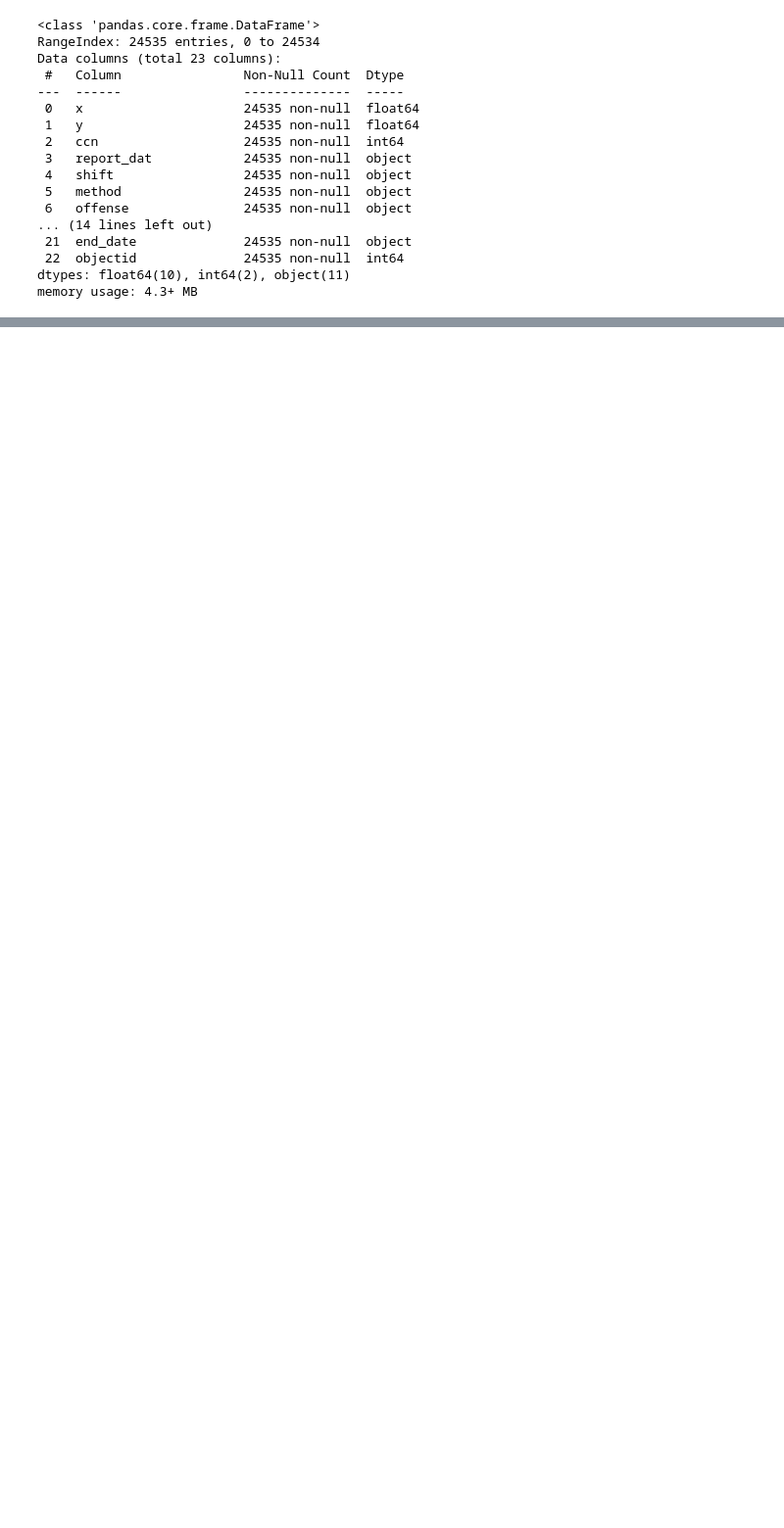
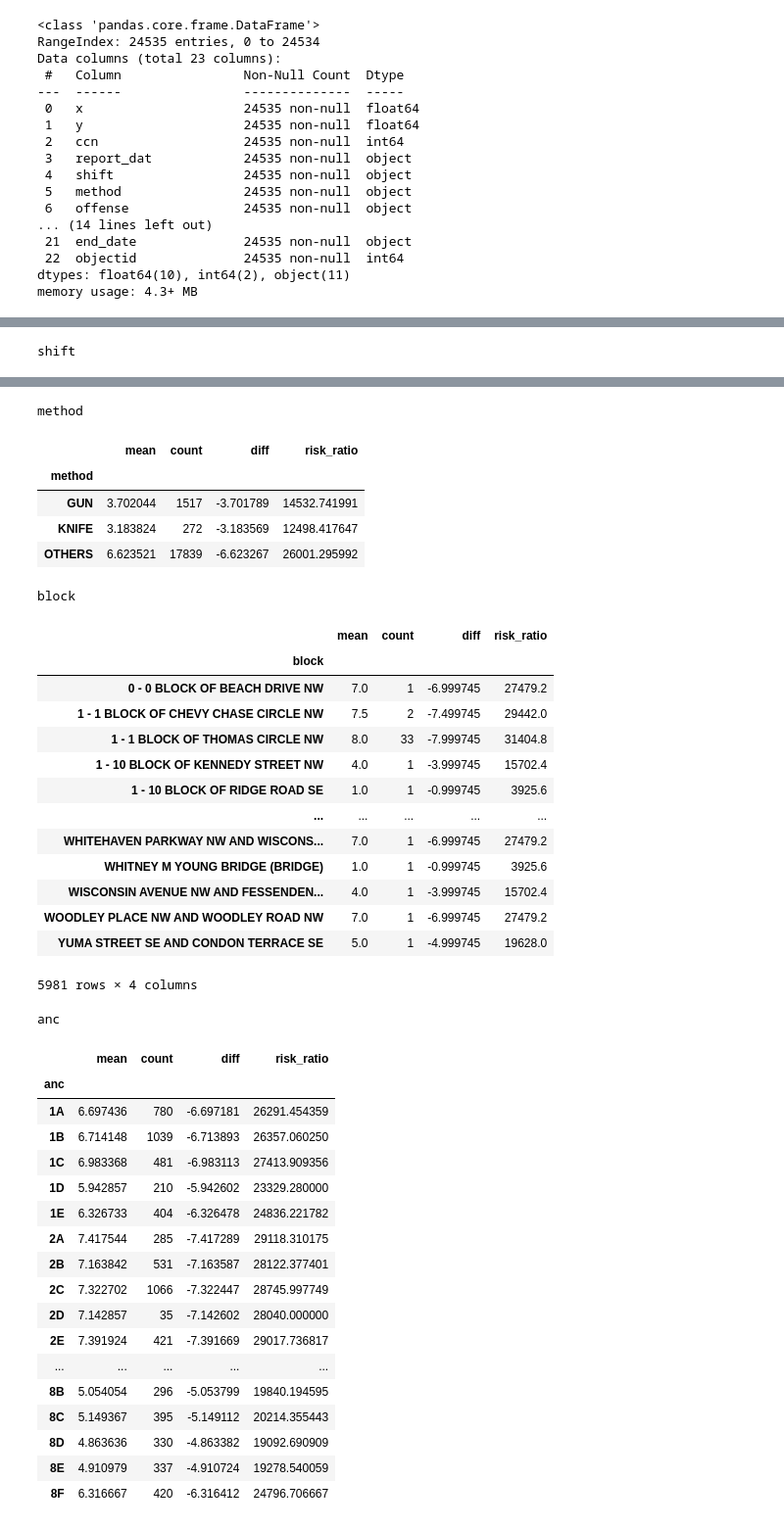
Before and after one commit to sam47-asfaw/dc-crime, a Jupyter notebook: notebook/model.ipynb, the cells around one changed output, grey strips where cells are left out. Shown at 98% size. Cells and saved outputs as stored; diff of their text form; code cells hidden in the pictures; blank space fills up the shorter version.

```diff
--- a/notebook/model.ipynb
+++ b/notebook/model.ipynb
@@ -87,0 +127,2 @@ for col in categorical:
+# %%
+df_full_train = df_full_train.reset_index(drop=True)
@@ -87,0 +133,6 @@ for col in categorical:
+# %%
+total_offense = df_full_train.offense.value_counts()[0.0]
+total_offense_rate = total_offense/df_full_train.offense.count()
+# %%
+total_offense_rate = total_offense_rate
+total_offense_rate
@@ -87,0 +144,2 @@ for col in categorical:
+# %%
+categorical = list(df_full_train.select_dtypes(include=['O']))
@@ -87,0 +150,11 @@ for col in categorical:
+# %%
+for c in categorical:
+    print(c)
+    df_group = df_full_train.groupby(c).offense.agg(['mean', 'count'])
+    df_group['diff'] = total_offense_rate - df_group['mean']
+    df_group['risk_ratio'] =  df_group['mean'] / total_offense_rate
+    display(df_group)
+    print()
+    print()
+# %% [output]
+shift
@@ -87,0 +166,40 @@ for col in categorical:
+method
+|  | mean | count | diff | risk_ratio |
+| method |  |  |  |  |
+| GUN | 3.702044 | 1517 | -3.701789 | 14532.741991 |
+| KNIFE | 3.183824 | 272 | -3.183569 | 12498.417647 |
+| OTHERS | 6.623521 | 17839 | -6.623267 | 26001.295992 |
+block
+|  | mean | count | diff | risk_ratio |
+| block |  |  |  |  |
+| 0 - 0 BLOCK OF BEACH DRIVE NW | 7.0 | 1 | -6.999745 | 27479.2 |
+| 1 - 1 BLOCK OF CHEVY CHASE CIRCLE NW | 7.5 | 2 | -7.499745 | 29442.0 |
+| 1 - 1 BLOCK OF THOMAS CIRCLE NW | 8.0 | 33 | -7.999745 | 31404.8 |
+| 1 - 10 BLOCK OF KENNEDY STREET NW | 4.0 | 1 | -3.999745 | 15702.4 |
+| 1 - 10 BLOCK OF RIDGE ROAD SE | 1.0 | 1 | -0.999745 | 3925.6 |
+| ... | ... | ... | ... | ... |
+| WHITEHAVEN PARKWAY NW AND WISCONS... | 7.0 | 1 | -6.999745 | 27479.2 |
+| WHITNEY M YOUNG BRIDGE (BRIDGE) | 1.0 | 1 | -0.999745 | 3925.6 |
+| WISCONSIN AVENUE NW AND FESSENDEN... | 4.0 | 1 | -3.999745 | 15702.4 |
+| WOODLEY PLACE NW AND WOODLEY ROAD NW | 7.0 | 1 | -6.999745 | 27479.2 |
+| YUMA STREET SE AND CONDON TERRACE SE | 5.0 | 1 | -4.999745 | 19628.0 |
+5981 rows × 4 columns
+anc
+|  | mean | count | diff | risk_ratio |
+| anc |  |  |  |  |
+| 1A | 6.697436 | 780 | -6.697181 | 26291.454359 |
+| 1B | 6.714148 | 1039 | -6.713893 | 26357.060250 |
+| 1C | 6.983368 | 481 | -6.983113 | 27413.909356 |
+| 1D | 5.942857 | 210 | -5.942602 | 23329.280000 |
+| 1E | 6.326733 | 404 | -6.326478 | 24836.221782 |
+| 2A | 7.417544 | 285 | -7.417289 | 29118.310175 |
+| 2B | 7.163842 | 531 | -7.163587 | 28122.377401 |
+| 2C | 7.322702 | 1066 | -7.322447 | 28745.997749 |
+| 2D | 7.142857 | 35 | -7.142602 | 28040.000000 |
+| 2E | 7.391924 | 421 | -7.391669 | 29017.736817 |
+| ... | ... | ... | ... | ... |
+| 8B | 5.054054 | 296 | -5.053799 | 19840.194595 |
+| 8C | 5.149367 | 395 | -5.149112 | 20214.355443 |
+| 8D | 4.863636 | 330 | -4.863382 | 19092.690909 |
+| 8E | 4.910979 | 337 | -4.910724 | 19278.540059 |
+| 8F | 6.316667 | 420 | -6.316412 | 24796.706667 |
```
Also changed, not shown: parts of 24 cells of this notebook.
